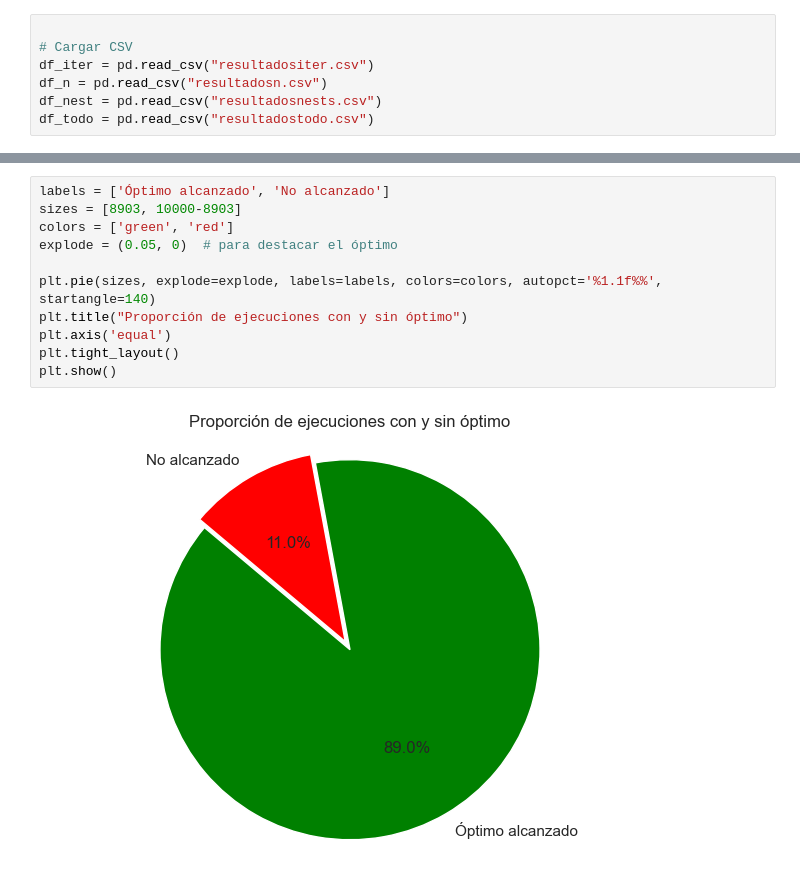
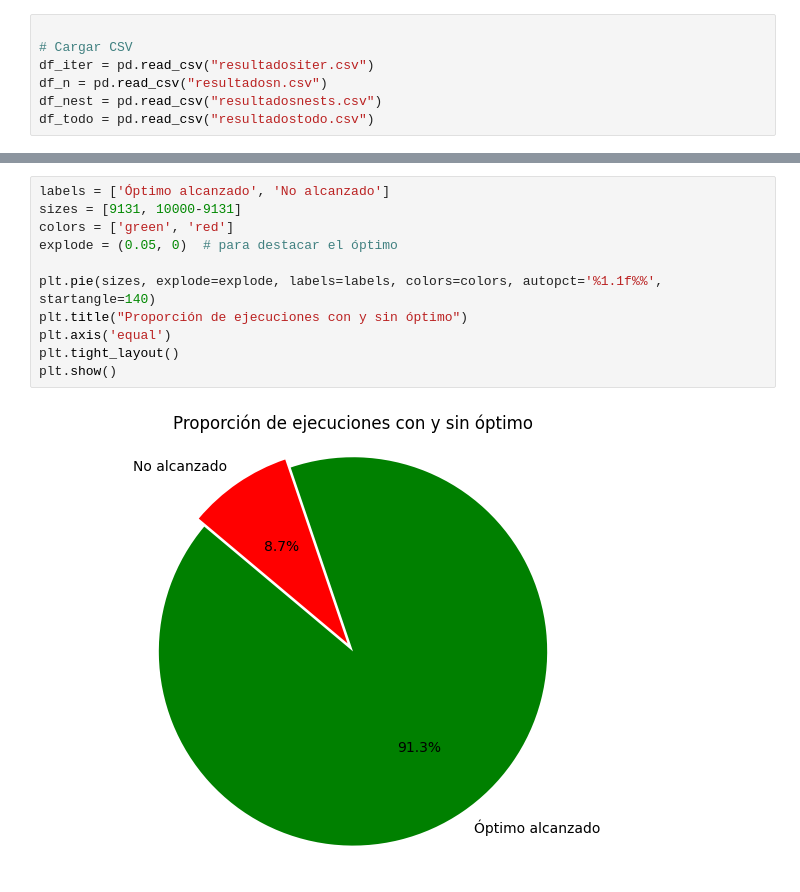
Before and after one commit to mightyssge/ayda, a Jupyter notebook: graficos.ipynb, the cells around one changed output, grey strips where cells are left out. Cells and saved outputs as stored; diff of their text form.

```diff
--- a/graficos.ipynb
+++ b/graficos.ipynb
@@ -178,13 +66,13 @@ plt.show()
 # %%
 labels = ['Óptimo alcanzado', 'No alcanzado']
-sizes = [8903, 10000-8903]
+sizes = [9131, 10000-9131]
 colors = ['green', 'red']
 explode = (0.05, 0)  # para destacar el óptimo
 
 plt.pie(sizes, explode=explode, labels=labels, colors=colors, autopct='%1.1f%%', startangle=140)
 plt.title("Proporción de ejecuciones con y sin óptimo")
 plt.axis('equal')
 plt.tight_layout()
 plt.show()
 # %% [output]
-[figure, old version]
+[figure, new version]
```
Also changed, not shown: parts of 4 cells of this notebook, 21 other files.
